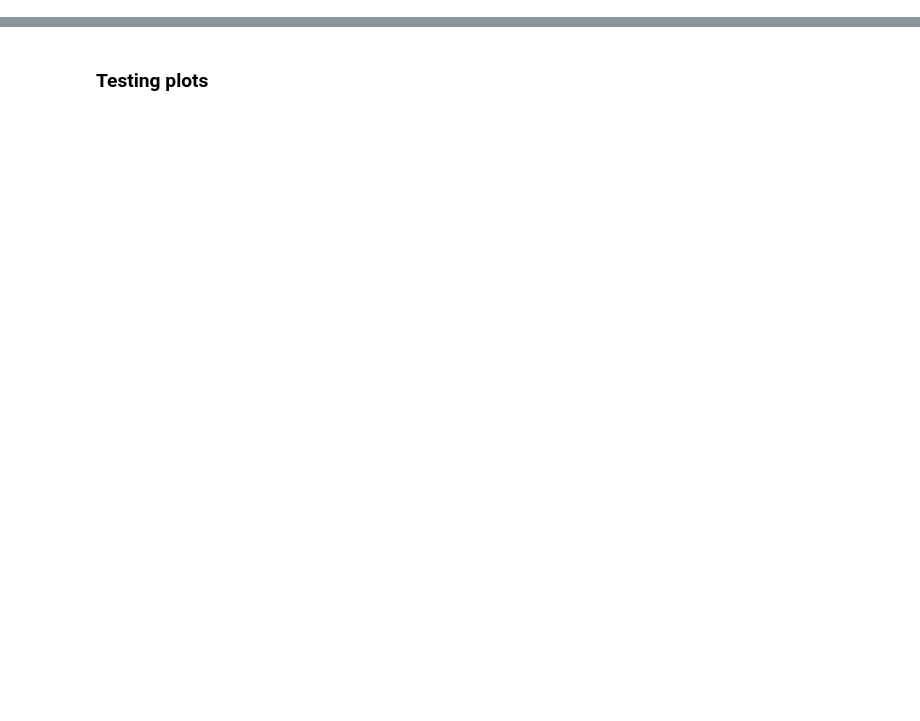
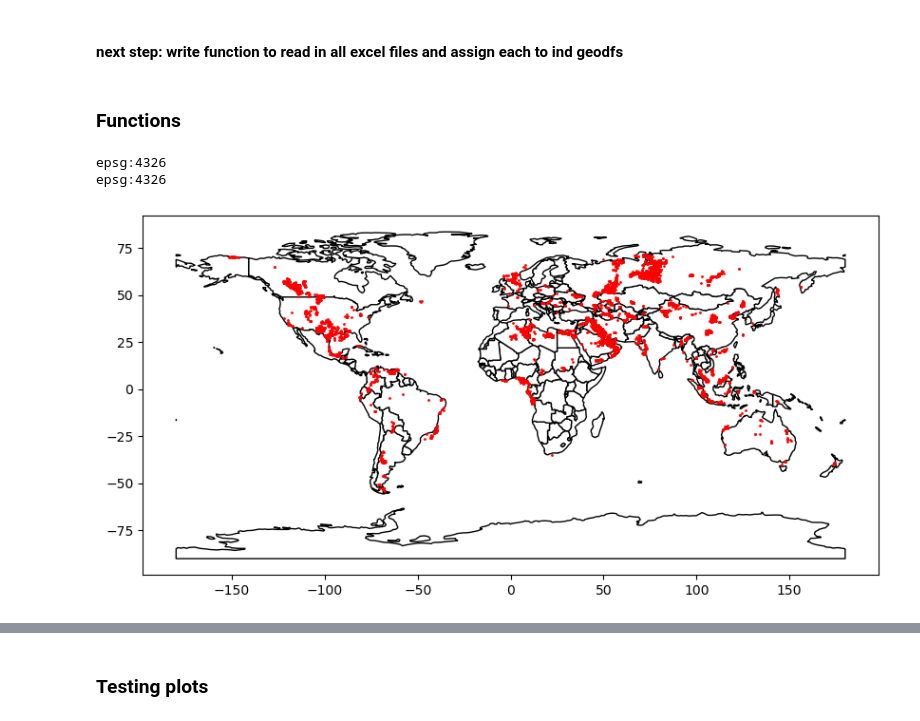
Before and after one commit to natebendermontana/capstone_rmi, a Jupyter notebook: data_exploration.ipynb, the cells around one changed output, grey strips where cells are left out. Cells and saved outputs as stored; diff of their text form; code cells hidden in the pictures; blank space fills up the shorter version.

Commit message:
exploring the data

```diff
--- a/data_exploration.ipynb
+++ b/data_exploration.ipynb
@@ -9,4 +14,13 @@ import plotly.express as px #if using plotly
 # %%
-us_states = gp.read_file("data/s_22mr22.shp")
+worldmap = gp.read_file(gp.datasets.get_path("naturalearth_lowres"))
+usa = gp.read_file("data/cb_2018_us_nation_5m.shp")
+us_states = gp.read_file("data/cb_2018_us_state_500k.shp")
 ca_state = gp.read_file("/Users/natebender/Desktop/repo/capstone_rmi/data/CA_State_TIGER2016.shp")
 ca_counties = gp.read_file("/Users/natebender/Desktop/repo/capstone_rmi/data/CA_Counties_TIGER2016.shp")
+# %%
+# set common crs for project
+projcrs = 4326
+us_states = us_states.to_crs(projcrs)  # match us_states common crs for project
+worldmap = worldmap.to_crs(projcrs)
+ca_state = ca_state.to_crs(projcrs)
+ca_counties = ca_counties.to_crs(projcrs)
@@ -13,4 +36,16 @@ ca_counties = gp.read_file("/Users/natebender/Desktop/repo/capstone_rmi/data/CA_
+# %% [markdown]
+#### next step: write function to read in all excel files and assign each to ind geodfs
 # %%
+# Read excel file
+
 # type of production: flaring, supply chain: upstream, year: 2021
 flare_up_21 = pd.read_excel("/Users/natebender/Desktop/repo/capstone_rmi/data/VIIRS_Global_flaring_d.7_slope_0.029353_2021_web (2).xlsx",
              sheet_name="flare upstream")
+
+# Convert lat/long to points in geodataframe and set crs to common project crs
+flare_up_21 = gp.GeoDataFrame(
+    flare_up_21, geometry=gp.points_from_xy(flare_up_21["Longitude"],
+                                            flare_up_21["Latitude"]),
+    crs = projcrs)
+# %% [markdown]
+### Functions
@@ -16,0 +89,16 @@ flare_up_21 = pd.read_excel("/Users/natebender/Desktop/repo/capstone_rmi/data/VI
+# %%
+print(worldmap.crs)
+print(flare_up_21.crs)
+# %% [output]
+epsg:4326
+epsg:4326
+# %%
+# Keeping worldmap in the orig crs of 4326 plots the points correctly, even though it and the flares dataframe
+# are in different crs???
+
+fig, ax = plt.subplots(figsize = (10,8))
+worldmap.plot(ax = ax, color = 'white', edgecolor = 'black')
+flare_up_21.plot(ax = ax, color='red', markersize=1)  # increase size for visibility
+plt.show()
+# %% [output]
+[figure, added]
```
Also changed, not shown: parts of 24 cells of this notebook, 2 other files.
